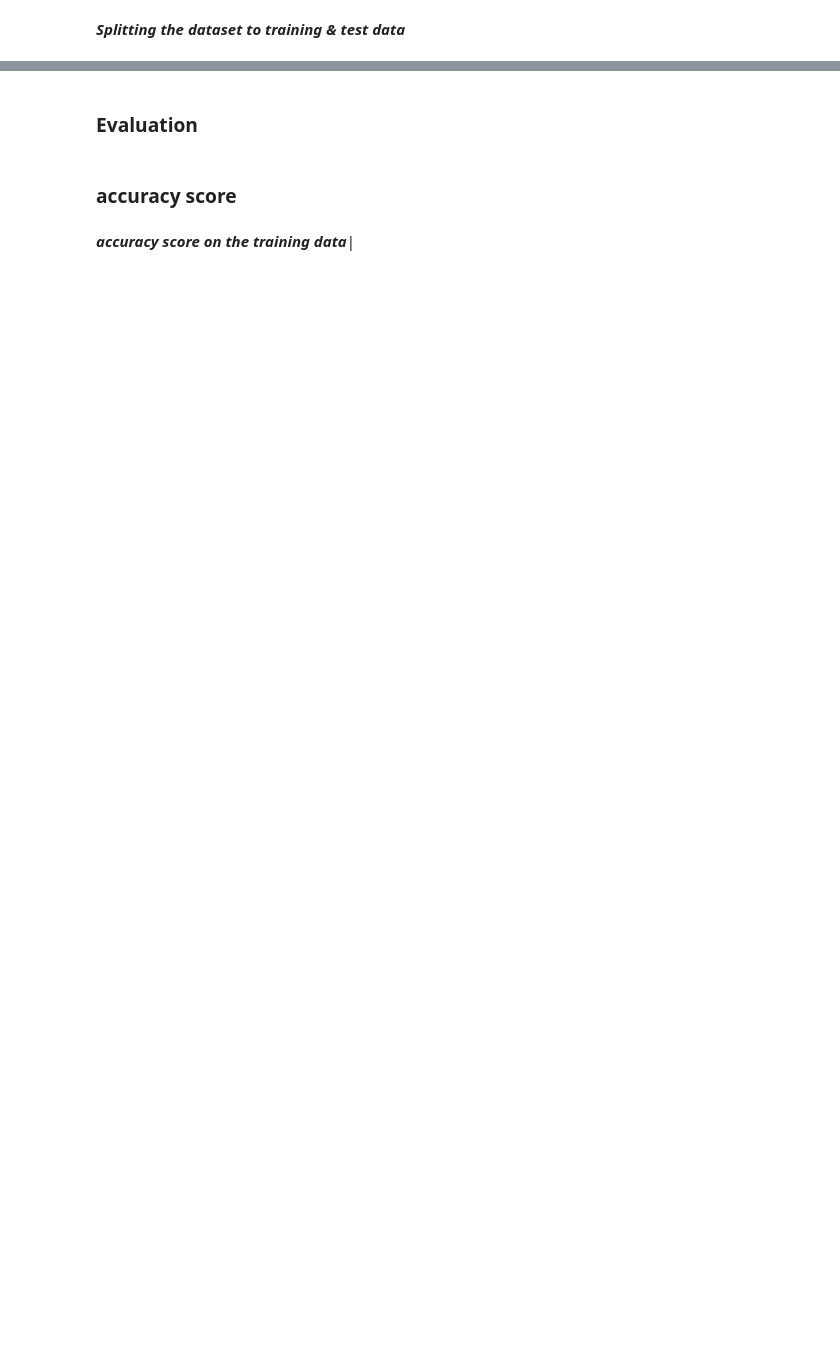
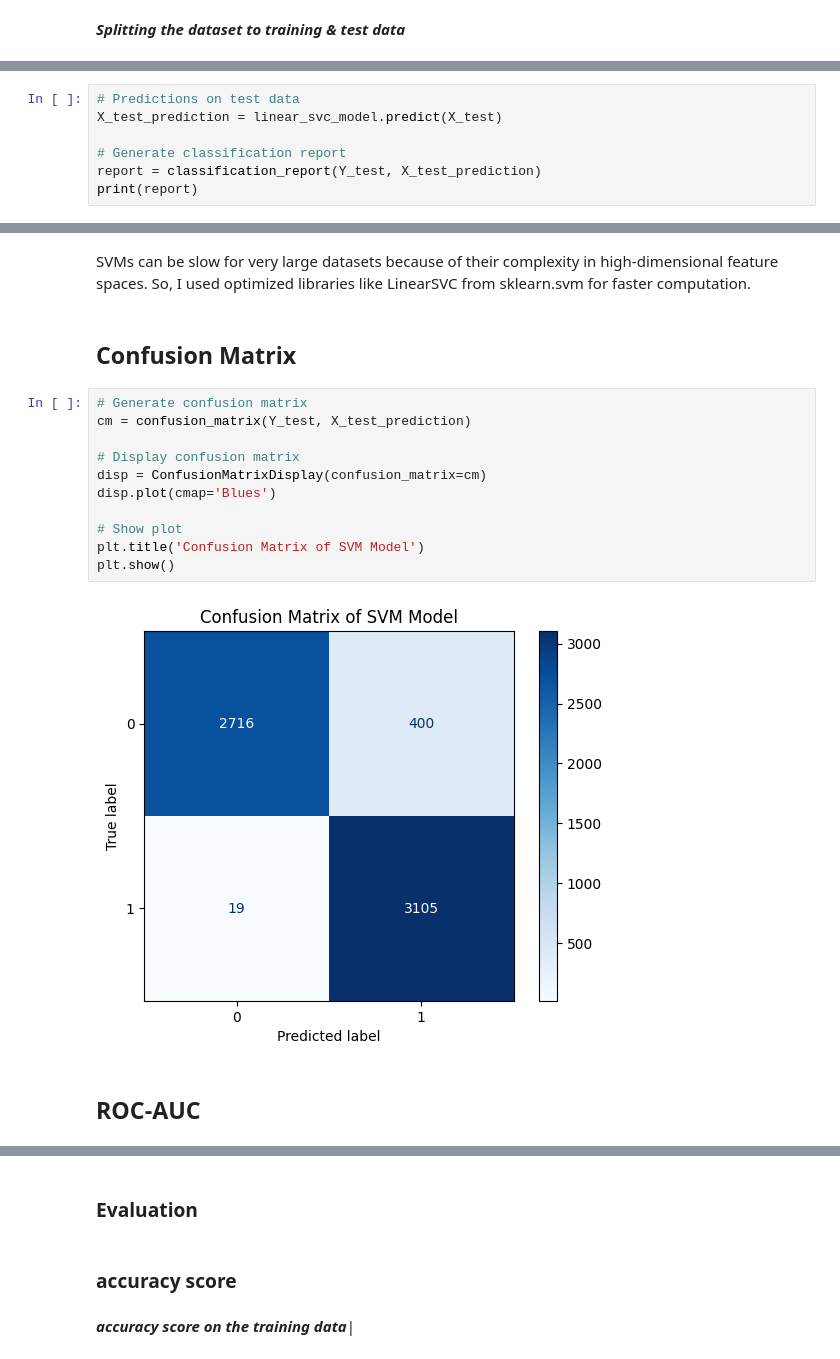
Before and after one commit to svivek2002/Fake-news-detection-using-Machine-learning, a Jupyter notebook: model.ipynb, the cells around one changed output, grey strips where cells are left out. Drawn from its saved outputs; the diff is of its cells as text; blank space fills up the shorter version.

```diff
--- a/model.ipynb
+++ b/model.ipynb
@@ -164,0 +315,7 @@ X_train, X_test, Y_train, Y_test = train_test_split(X, Y, test_size = 0.2, strat
+# %%
+# Predictions on test data
+X_test_prediction = linear_svc_model.predict(X_test)
+
+# Generate classification report
+report = classification_report(Y_test, X_test_prediction)
+print(report)
@@ -164,0 +331,19 @@ X_train, X_test, Y_train, Y_test = train_test_split(X, Y, test_size = 0.2, strat
+# %% [markdown]
+SVMs can be slow for very large datasets because of their complexity in high-dimensional feature spaces. So, I used optimized libraries like LinearSVC from sklearn.svm for faster computation.
+# %% [markdown]
+## Confusion Matrix
+# %%
+# Generate confusion matrix
+cm = confusion_matrix(Y_test, X_test_prediction)
+
+# Display confusion matrix
+disp = ConfusionMatrixDisplay(confusion_matrix=cm)
+disp.plot(cmap='Blues')
+
+# Show plot
+plt.title('Confusion Matrix of SVM Model')
+plt.show()
+# %% [output]
+[figure, added]
+# %% [markdown]
+## ROC-AUC
```
Also changed, not shown: parts of 63 cells of this notebook.
